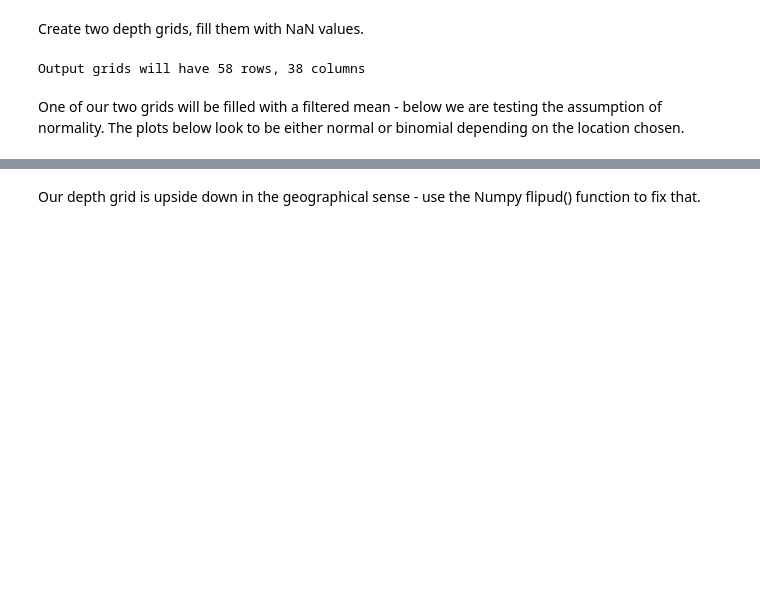
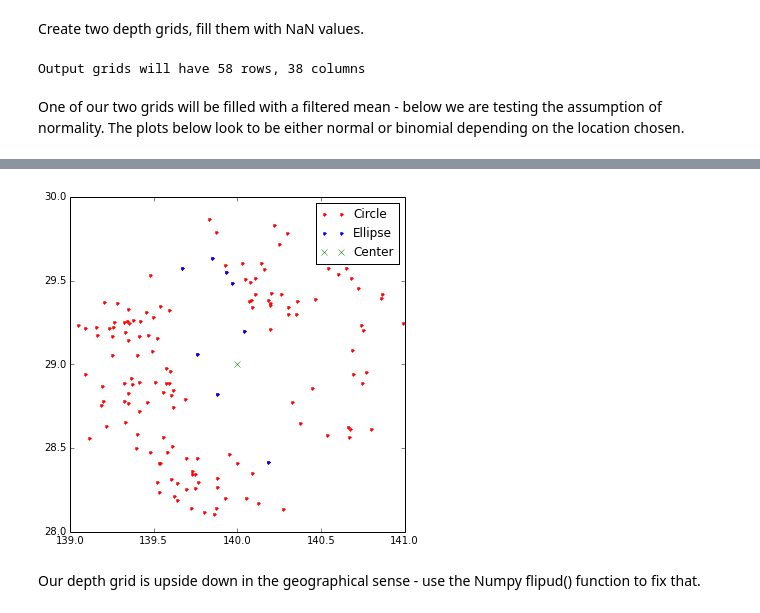
Before and after one commit to usgs/slab2, a Jupyter notebook: notebooks/IntroToSlab2.0.ipynb, the cells around one changed output, grey strips where cells are left out. Saved outputs shown, nothing was run; the diff lists cells and outputs as text; code cells hidden in the pictures; blank space fills up the shorter version.

Commit message:
Added plotting of points to notebook

```diff
--- a/notebooks/IntroToSlab2.0.ipynb
+++ b/notebooks/IntroToSlab2.0.ipynb
@@ -177,6 +177,24 @@ Elist size =  147
 Ellipse Focus:  28.1554293783 140.352004461
 Elist2 size =  8
 [figure]
+# %%
+#plot the points we found from the circle search
+fig = plt.figure(figsize=(6,6))
+elat = [e['lat'] for e in elist]
+elon = [e['lon'] for e in elist]
+plt.plot(elon,elat,'r.');
+plt.hold(True);
+plt.plot()
+
+#plot those found in ellipse
+elat2 = [e['lat'] for e in elist2]
+elon2 = [e['lon'] for e in elist2]
+plt.plot(elon2,elat2,'b.');
+
+plt.plot(tlon,tlat,'gx');
+plt.legend(['Circle','Ellipse','Center']); #don't know why this is double plotting symbols
+# %% [output]
+[figure, added]
 # %%
 tstart = datetime.now()
 radius = 100
```
Also changed, not shown: parts of 2 cells of this notebook.
